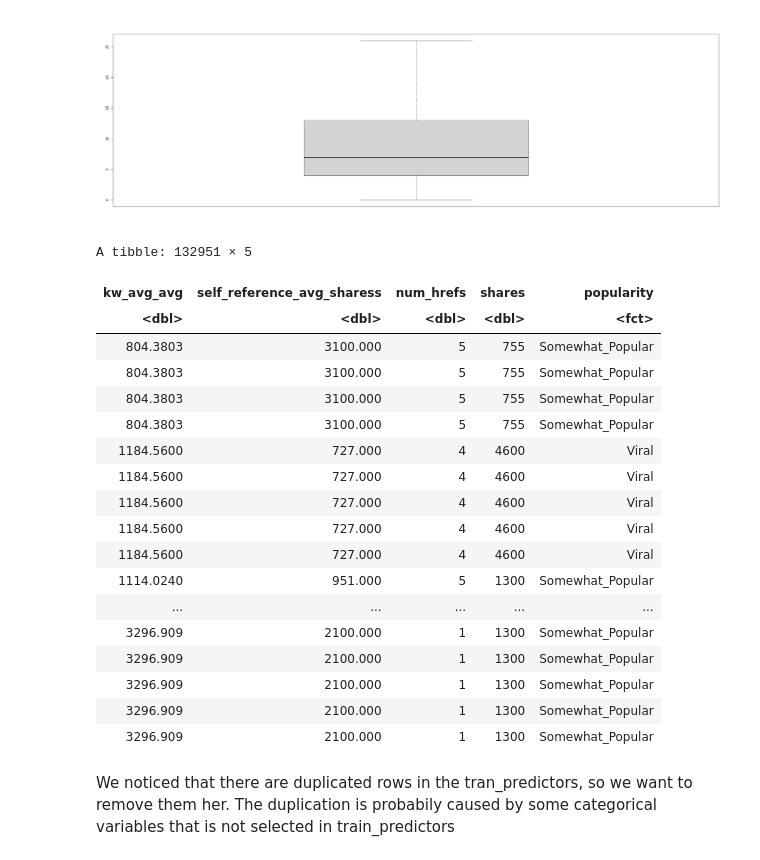
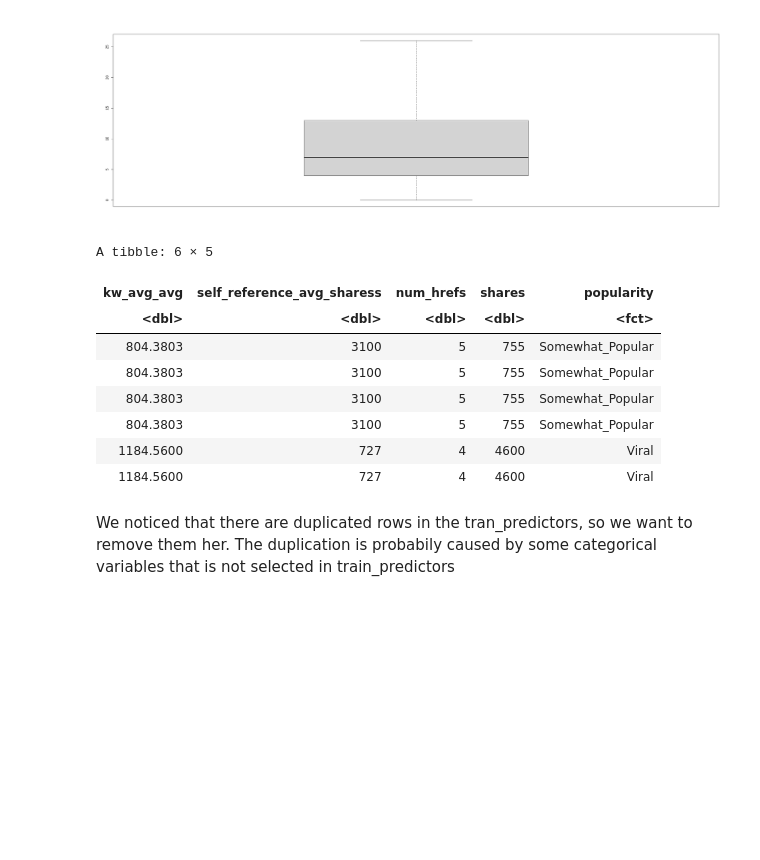
Before and after one commit to nkoda/DSCI100Project, a Jupyter notebook: Project.ipynb, the cells around one changed output. Saved outputs shown, nothing was run; the diff lists cells and outputs as text; code cells hidden in the pictures; blank space fills up the shorter version.

```diff
--- a/Project.ipynb
+++ b/Project.ipynb
@@ -205,29 +218,19 @@ boxplot(tran_predictors$num_hrefs, outline = FALSE)
 # %%
 tran_predictors = tran_predictors %>%
                   filter(kw_avg_avg != 0) %>%
                   filter(self_reference_avg_sharess != 0) %>%
                   filter(num_hrefs != 0)
-tran_predictors
+head(tran_predictors)
 # %% [output]
-A tibble: 132951 × 5
+A tibble: 6 × 5
 | kw_avg_avg | self_reference_avg_sharess | num_hrefs | shares | popularity |
 | <dbl> | <dbl> | <dbl> | <dbl> | <fct> |
-| 804.3803 | 3100.000 | 5 | 755 | Somewhat_Popular |
-| 804.3803 | 3100.000 | 5 | 755 | Somewhat_Popular |
-| 804.3803 | 3100.000 | 5 | 755 | Somewhat_Popular |
-| 804.3803 | 3100.000 | 5 | 755 | Somewhat_Popular |
-| 1184.5600 | 727.000 | 4 | 4600 | Viral |
-| 1184.5600 | 727.000 | 4 | 4600 | Viral |
-| 1184.5600 | 727.000 | 4 | 4600 | Viral |
-| 1184.5600 | 727.000 | 4 | 4600 | Viral |
-| 1184.5600 | 727.000 | 4 | 4600 | Viral |
-| 1114.0240 | 951.000 | 5 | 1300 | Somewhat_Popular |
-| ... | ... | ... | ... | ... |
-| 3296.909 | 2100.000 | 1 | 1300 | Somewhat_Popular |
-| 3296.909 | 2100.000 | 1 | 1300 | Somewhat_Popular |
-| 3296.909 | 2100.000 | 1 | 1300 | Somewhat_Popular |
-| 3296.909 | 2100.000 | 1 | 1300 | Somewhat_Popular |
-| 3296.909 | 2100.000 | 1 | 1300 | Somewhat_Popular |
+| 804.3803 | 3100 | 5 | 755 | Somewhat_Popular |
+| 804.3803 | 3100 | 5 | 755 | Somewhat_Popular |
+| 804.3803 | 3100 | 5 | 755 | Somewhat_Popular |
+| 804.3803 | 3100 | 5 | 755 | Somewhat_Popular |
+| 1184.5600 | 727 | 4 | 4600 | Viral |
+| 1184.5600 | 727 | 4 | 4600 | Viral |
 # %% [markdown]
 We noticed that there are duplicated rows in the tran_predictors, so we want to remove them her. The duplication is probabily caused by some categorical variables that is not selected in train_predictors
 # %%
```
Also changed, not shown: parts of 33 cells of this notebook.
